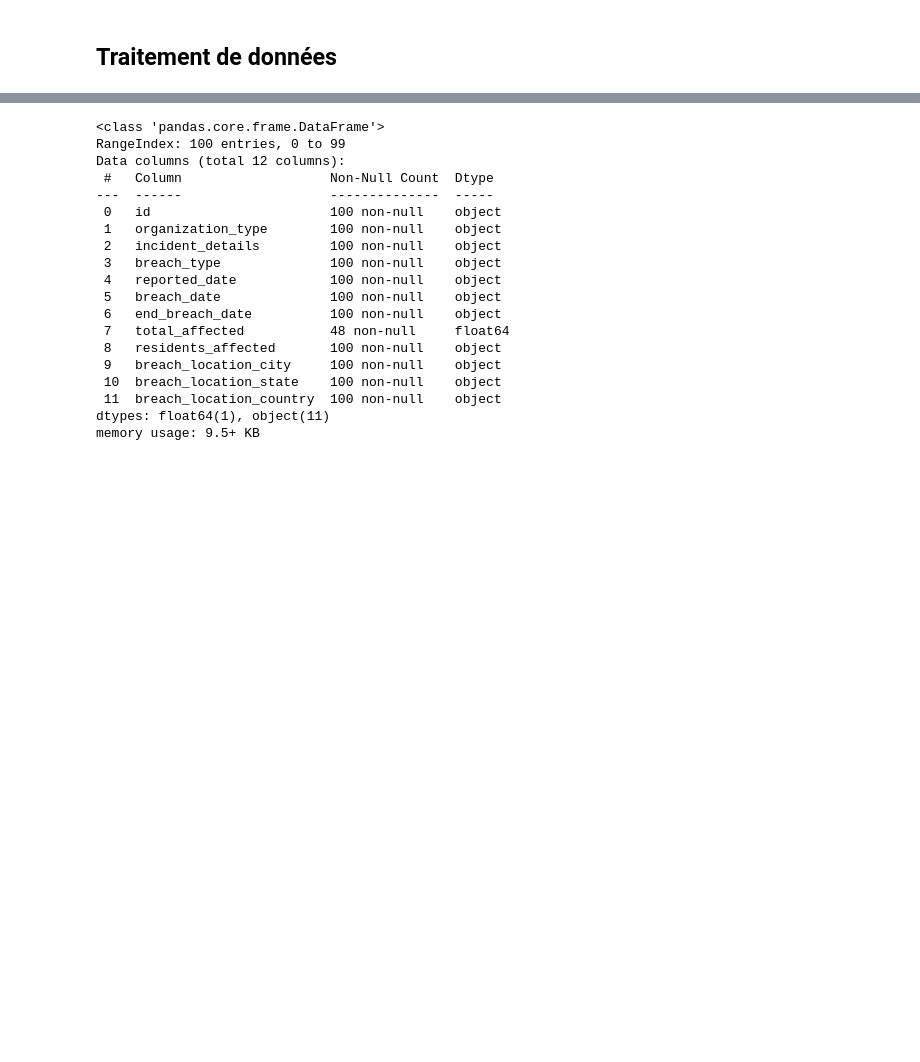
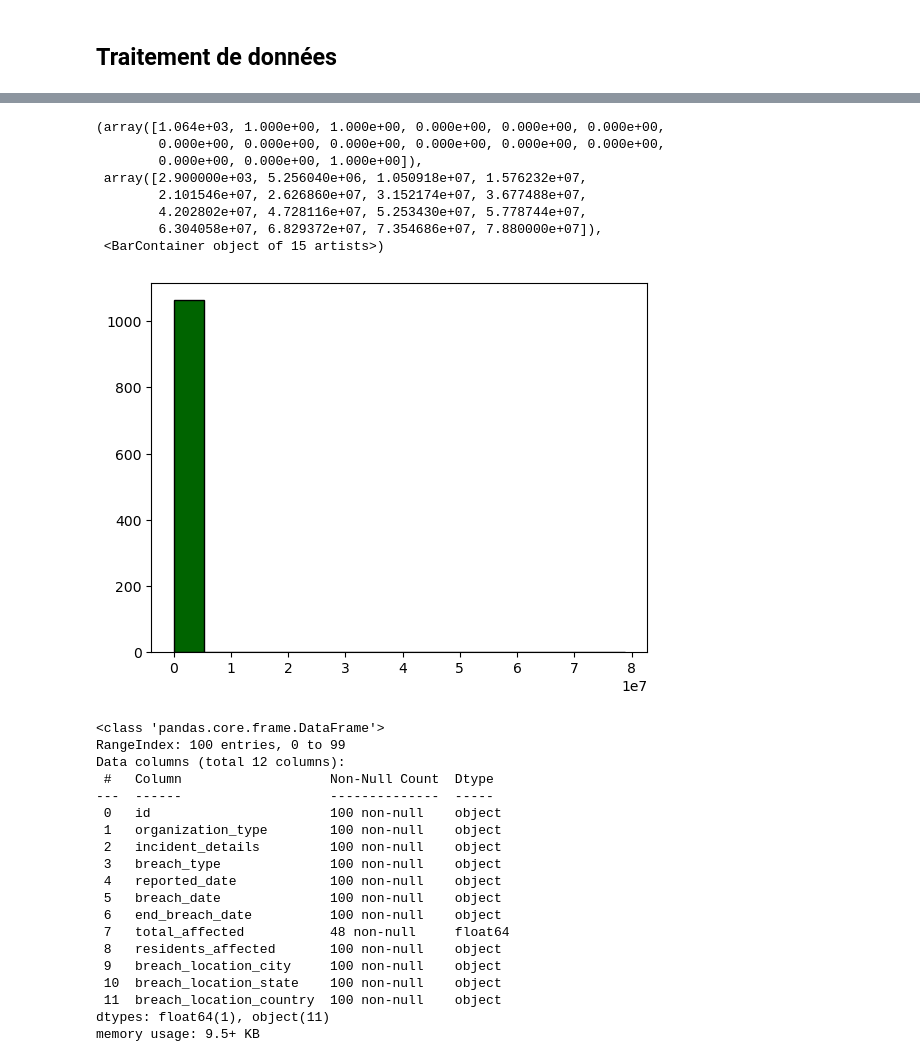
Before and after one commit to fdountiozaboue/NEXIALOG_STAGE, a Jupyter notebook: NoteBook_Analyse_de_la_base_PRC.ipynb, the cells around one changed output, grey strips where cells are left out. Saved outputs shown, nothing was run; the diff lists cells and outputs as text; code cells hidden in the pictures; blank space fills up the shorter version.

```diff
--- a/NoteBook_Analyse_de_la_base_PRC.ipynb
+++ b/NoteBook_Analyse_de_la_base_PRC.ipynb
@@ -66,2 +70,25 @@ memory usage: 1.1+ MB
 # %%
+data=pd.read_csv("PRC Data Breach Chronology_Download_May_2022.csv")
 data['Total Records'] = pd.to_numeric(data['Total Records'], errors='coerce')
+data['Date Made Public'] = pd.to_datetime(data['Date Made Public'], errors='coerce')
+data['Year of Breach'] = pd.to_numeric(data['Year of Breach'], errors='coerce')
+
+name={
+    'Date Made Public':'Date_Made_Public',
+    'Type of organization':'Type_of_organization',
+    'Type of breach':'Type_of_breach',
+    'Total Records':'Total_Records',
+    'Year of Breach':'Year_of_Breach',
+    'Description of incident':'Description_of_incident'
+}
+data.rename(columns=name,inplace=True)
+
+variables = [
+    'Date_Made_Public',
+    'Type_of_organization',
+    'Type_of_breach',
+    'Total_Records',
+    'Year_of_Breach',
+    'Description_of_incident'
+]
+base_PRC=data[variables]
@@ -126,3 +316,15 @@ Index(['id', 'source', 'org_name', 'acceptable_names', 'org_name_explanation',
+# %%
+plt.hist(q4_data['Total_Records'], bins=15, color='darkgreen', edgecolor='black')
+# %% [output]
+(array([1.064e+03, 1.000e+00, 1.000e+00, 0.000e+00, 0.000e+00, 0.000e+00,
+        0.000e+00, 0.000e+00, 0.000e+00, 0.000e+00, 0.000e+00, 0.000e+00,
+        0.000e+00, 0.000e+00, 1.000e+00]),
+ array([2.900000e+03, 5.256040e+06, 1.050918e+07, 1.576232e+07,
+        2.101546e+07, 2.626860e+07, 3.152174e+07, 3.677488e+07,
+        4.202802e+07, 4.728116e+07, 5.253430e+07, 5.778744e+07,
+        6.304058e+07, 6.829372e+07, 7.354686e+07, 7.880000e+07]),
+ <BarContainer object of 15 artists>)
+[figure, added]
 # %%
 df=pd.read_excel("Data_Breach_Chronology_sample.xlsx")
 # Selection des variables d'intérêts
```
Also changed, not shown: parts of 21 cells of this notebook, 1 other file.
